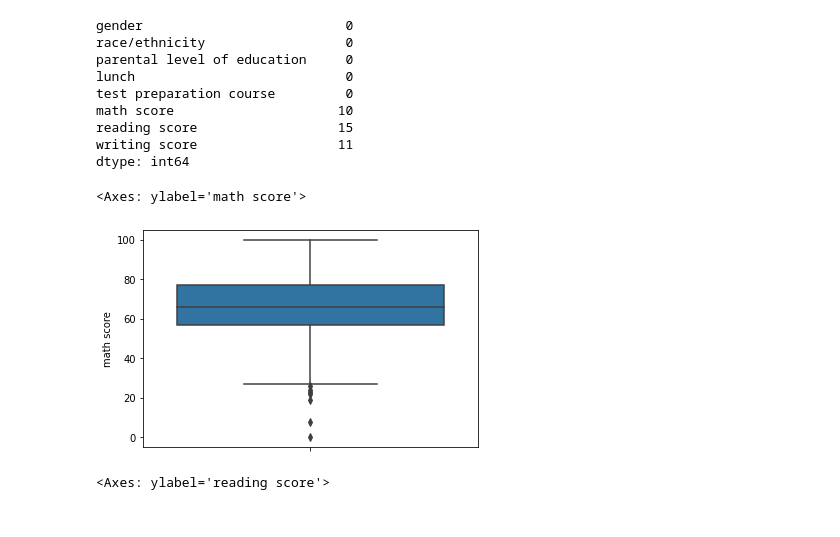
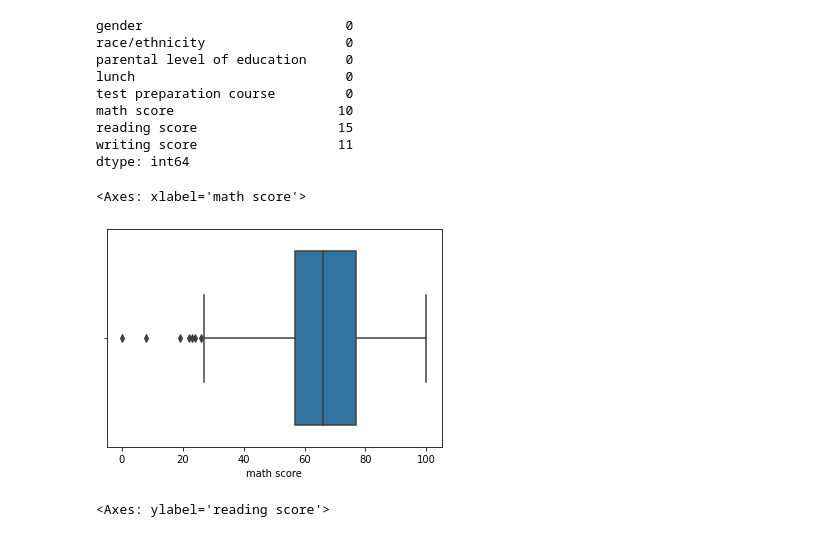
Before and after one commit to saurabh-shete/dsbdal_practicals, a Jupyter notebook: PS04/ProblemStatement4.ipynb, the cells around one changed output. Drawn from its saved outputs; the diff is of its cells as text; code cells hidden in the pictures.

```diff
--- a/PS04/ProblemStatement4.ipynb
+++ b/PS04/ProblemStatement4.ipynb
@@ -36,10 +36,10 @@ reading score                  15
 writing score                  11
 dtype: int64
 # %%
-sns.boxplot(y='math score',data=df)  #displays a boxplot
+sns.boxplot(x='math score',data=df)  #displays a boxplot
 # %% [output]
-<Axes: ylabel='math score'>
+<Axes: xlabel='math score'>
-[figure, old version]
+[figure, new version]
 # %%
 sns.boxplot(y='reading score',data=df)  #displays a boxplot
 # %% [output]
```
Also changed, not shown: 5 other files.
